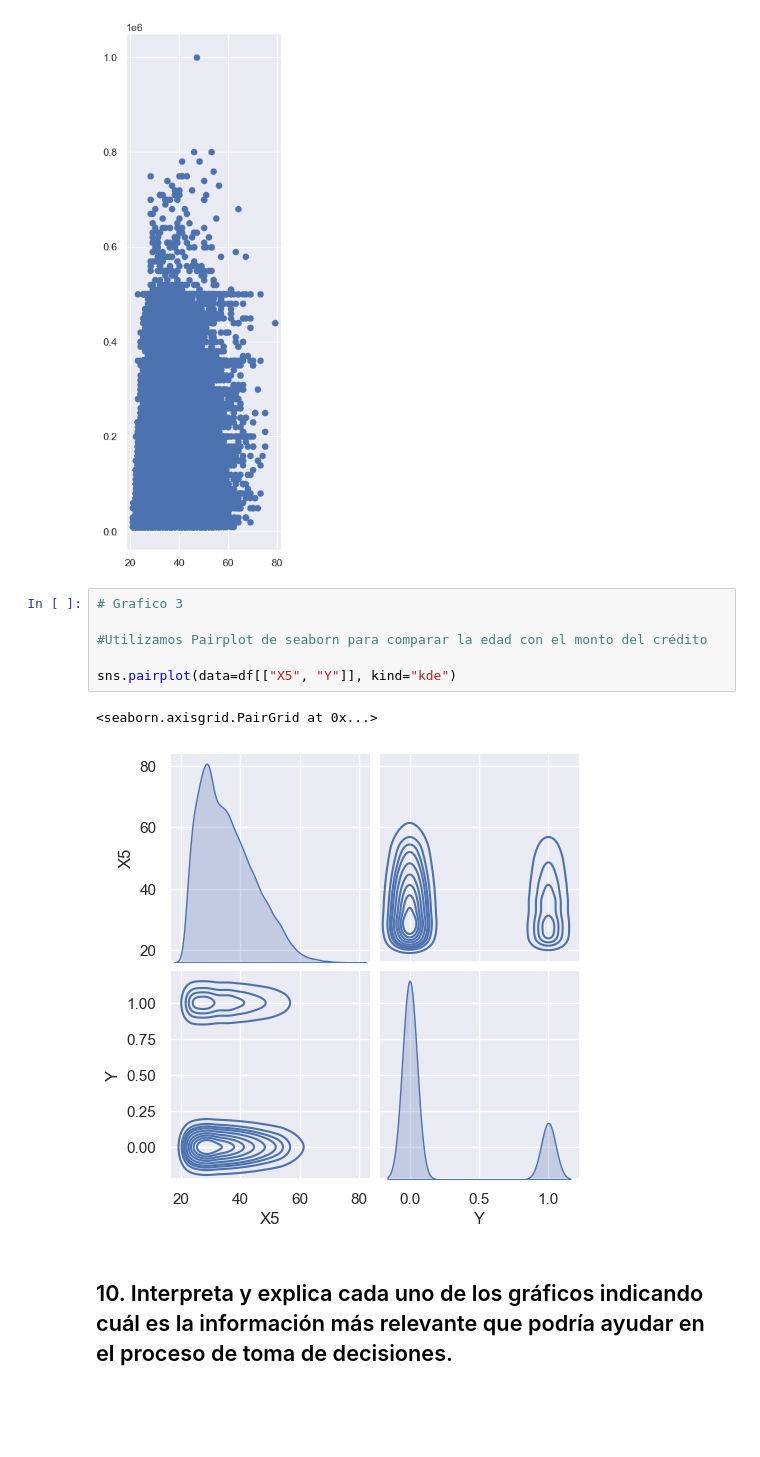
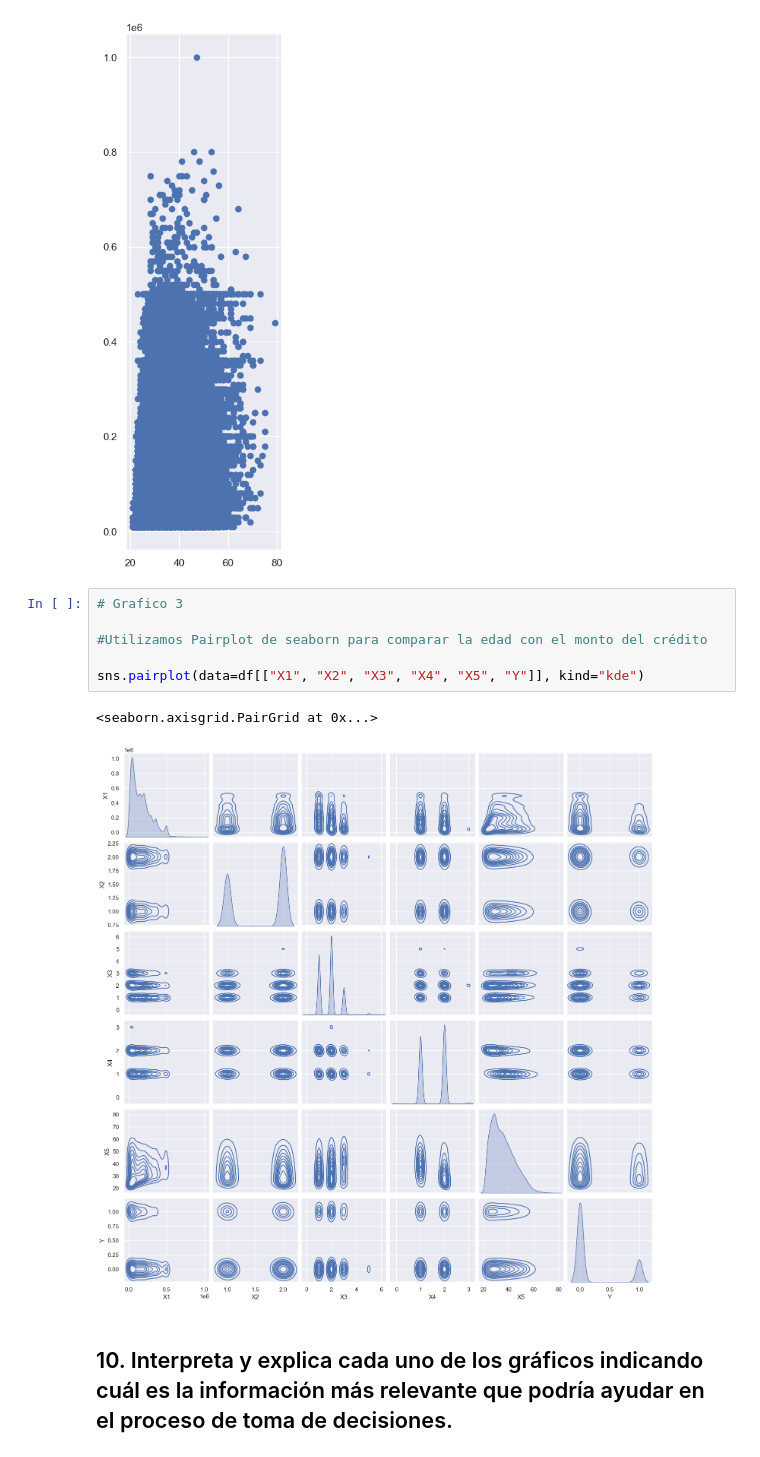
Before and after one commit to PosgradoMNA/actividades-de-aprendizaje-irvingomez, a Jupyter notebook: semana6/Visualizacion.ipynb, the cells around one changed output. Cells and saved outputs as stored; diff of their text form; blank space fills up the shorter version.

```diff
--- a/semana6/Visualizacion.ipynb
+++ b/semana6/Visualizacion.ipynb
@@ -581,12 +581,12 @@ plt.show()
 # %%
 # Grafico 3
 
 #Utilizamos Pairplot de seaborn para comparar la edad con el monto del crédito
 
-sns.pairplot(data=df[["X5", "Y"]], kind="kde")
+sns.pairplot(data=df[["X1", "X2", "X3", "X4", "X5", "Y"]], kind="kde")
 # %% [output]
 <seaborn.axisgrid.PairGrid at 0x...>
-[figure, old version]
+[figure, new version]
 # %% [markdown]
 ## 10. Interpreta y explica cada uno de los gráficos indicando cuál es la información más relevante que podría ayudar en el proceso de toma de decisiones.
 # %% [markdown]
```
Also changed, not shown: parts of 1 cell of this notebook.
